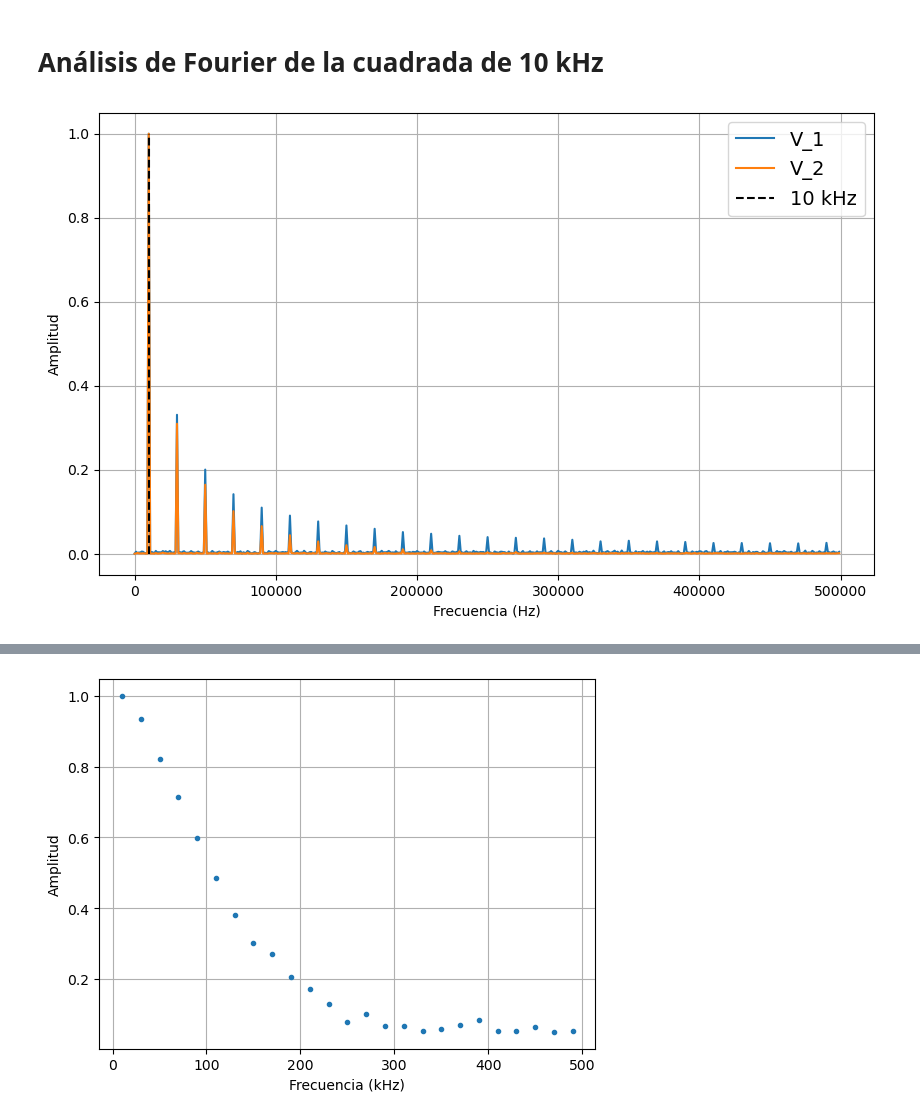
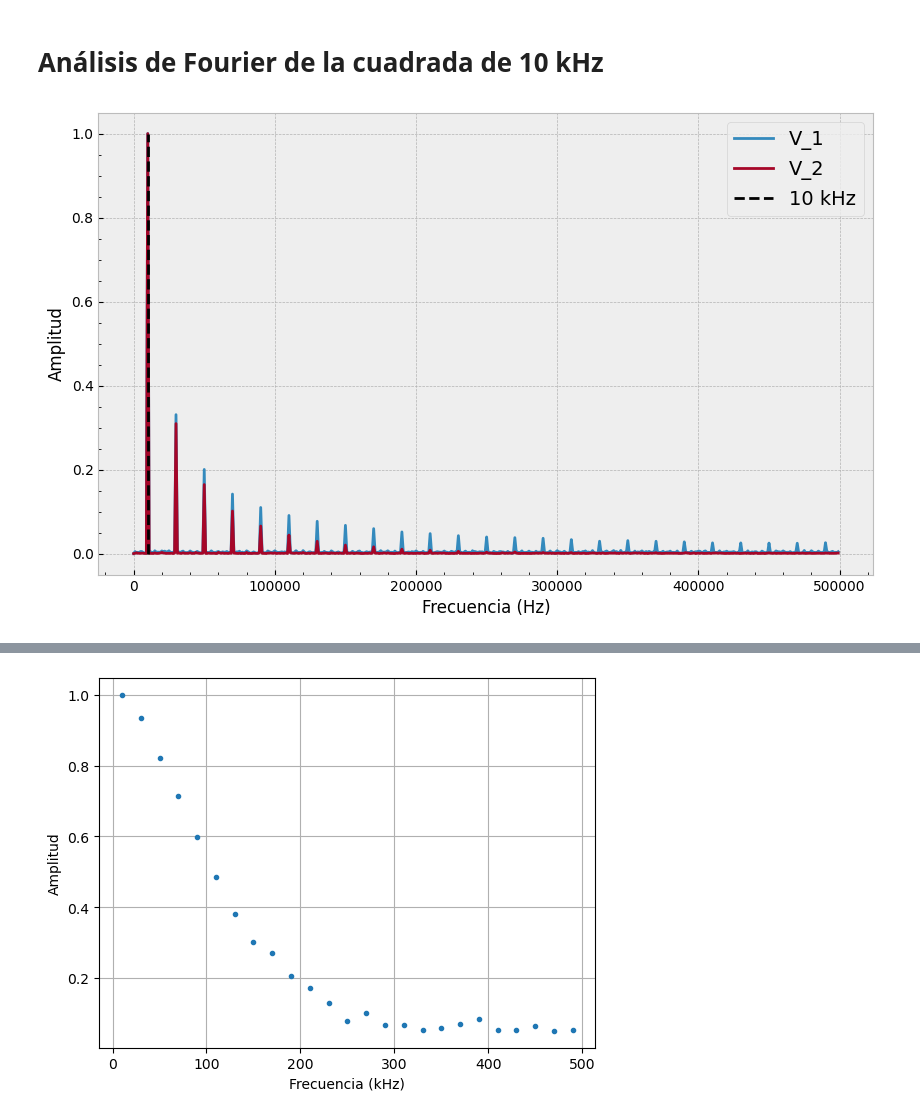
Before and after one commit to DelManuel/Magnetometro-optico, a Jupyter notebook: códigos/analisis_fuente_de_corriente.ipynb, the cells around one changed output, grey strips where cells are left out. Drawn from its saved outputs; the diff is of its cells as text; code cells hidden in the pictures.

```diff
--- a/códigos/analisis_fuente_de_corriente.ipynb
+++ b/códigos/analisis_fuente_de_corriente.ipynb
@@ -5,6 +5,7 @@ import pickle
 from scipy.optimize import curve_fit
 from scipy.stats import chisquare
 from scipy.signal import find_peaks
+plt.style.use("bmh")
 # %%
 def cargar_datos(file_name : str, pow_measure = False) -> list:
 
@@ -103,7 +104,3 @@ Cosas a estudiar
 # Amplitud de respuesta vs. amplitud de alimentacion
 # Amplitud de respuesta vs. offset de alimentacion
 # frecuencia de respuesta vs. frecuencia de alimentacion
-# %%
-# Cargamos los datos
-with open(f"..\mediciones\Barrido para potencia rojo 2104.pickle", "rb") as f:
-    dic = pickle.load(f)
@@ -135,7 +107,7 @@ plt.show()
 # %% [markdown]
 # Tiempo de respuesta de una cuadrada de 10 kHz
 # %%
-file_name = '../mediciones/D.D/Tiempo respuesta fuente AMP0.5 FREQ10000 OFFS1 2.pickle'
+file_name = '../mediciones/D.D/Fuente de corriente/Tiempo respuesta fuente AMP0.5 FREQ10000 OFFS1 2.pickle'
 
 # Cargamos los datos
 with open(file_name, "rb") as f:
@@ -212,25 +197,25 @@ def fourier(t: np.ndarray, v: np.ndarray) -> np.ndarray:
 
     return frecuencia, transformada_a
 # %%
+frec_1, tf_1 = fourier(t_1,V_1)
+tf_1 = tf_1/max(tf_1)
+
+frec_2, tf_2 = fourier(t_2,V_2)
+tf_2 = tf_2/max(tf_2)
+
 fig,ax = plt.subplots(figsize = (10,6))
 
+ax.plot(frec_1, tf_1, label='V_1')
+ax.plot(frec_2, tf_2, label='V_2')
 
 ax.set_xlabel('Frecuencia (Hz)')
 ax.set_ylabel('Amplitud')
-
-frec_1, tf_1 = fourier(t_1,V_1)
-tf_1 = tf_1/max(tf_1)
-ax.plot(frec_1, tf_1, label='V_1')
-
-frec_2, tf_2 = fourier(t_2,V_2)
-tf_2 = tf_2/max(tf_2)
-ax.plot(frec_2, tf_2, label='V_2')
 ax.vlines(10000,ymin = 0,ymax= 1, ls = "--", color = "k", label = "10 kHz")
-ax.grid(True)
+ax.minorticks_on()
 ax.legend(fontsize = 14)
 plt.show()
 # %% [output]
-[figure, old version]
+[figure, new version]
 # %%
 peaks_1, _ = find_peaks(tf_1, distance= 15)
 
```
Also changed, not shown: parts of 27 cells of this notebook, 7 other files.
